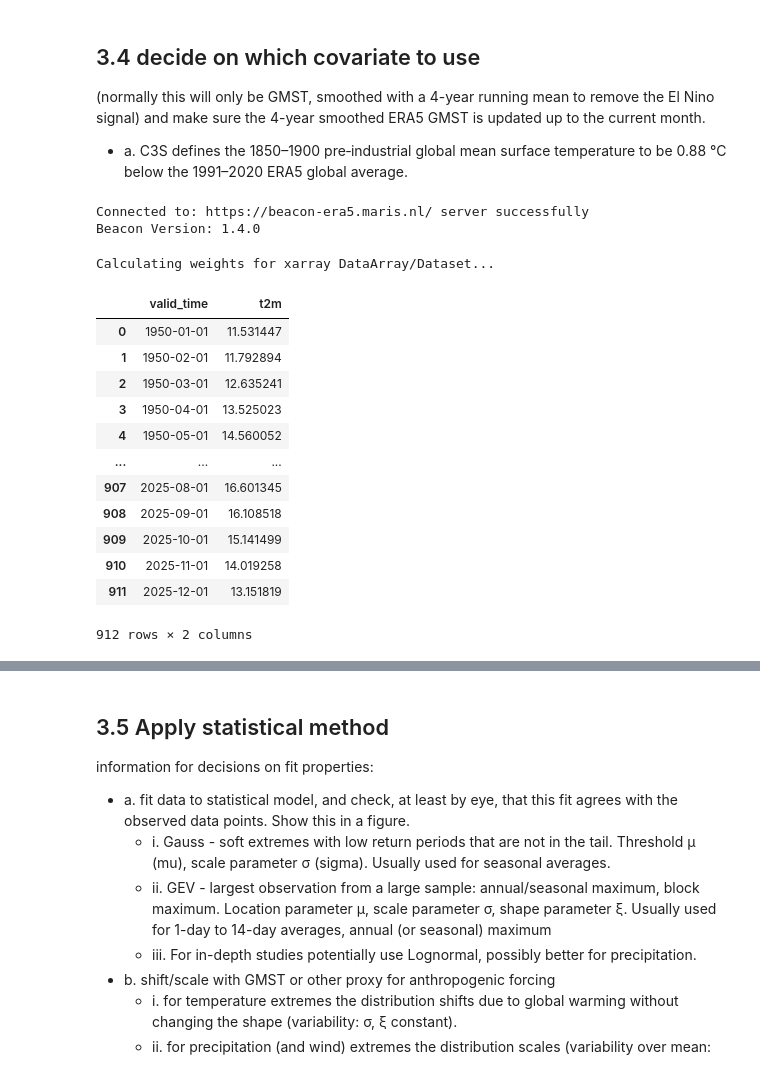
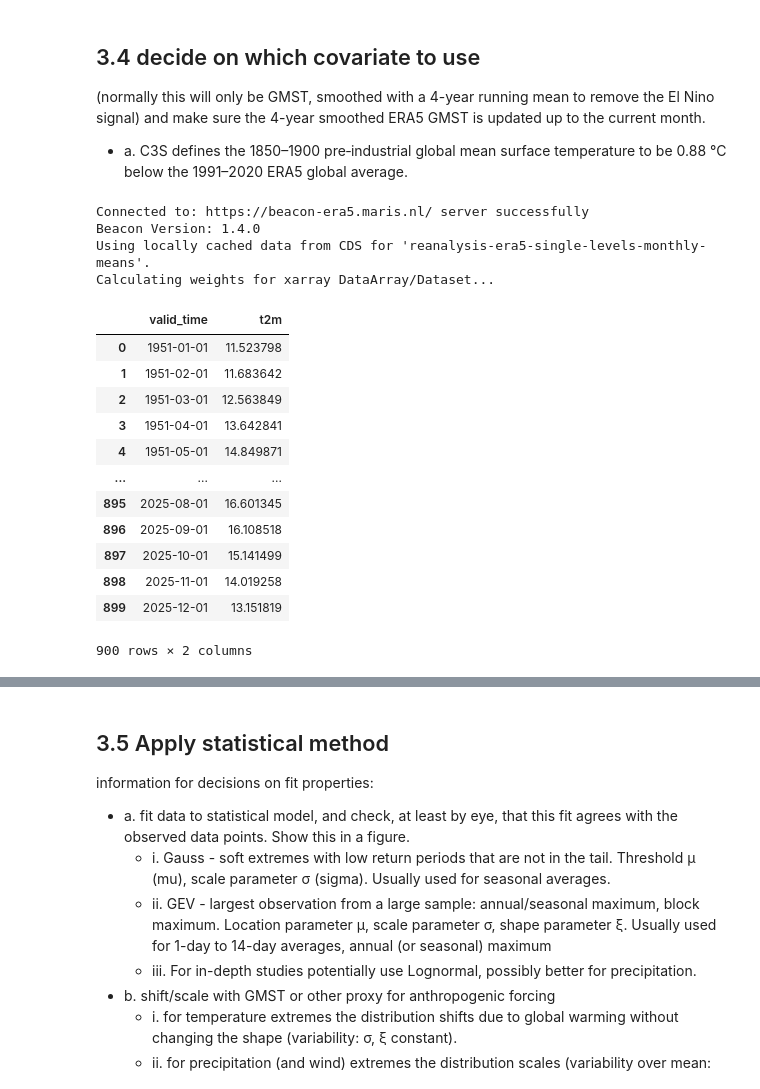
Before and after one commit to maris-development/c3s-451, a Jupyter notebook: testing_notebooks/C3S_TrendAnalysis_Jasper.ipynb, the cells around one changed output, grey strips where cells are left out. Saved outputs shown, nothing was run; the diff lists cells and outputs as text; code cells hidden in the pictures.

```diff
--- a/testing_notebooks/C3S_TrendAnalysis_Jasper.ipynb
+++ b/testing_notebooks/C3S_TrendAnalysis_Jasper.ipynb
@@ -187,6 +181,33 @@ dispersion-parameter would be more appropriate (not part of OAO protocol). Add a
 - a. C3S defines the 1850–1900 pre‑industrial global mean surface temperature to be 0.88 °C below the 1991–2020 ERA5 global average.
 # %%
 client = DataClient(cds_key=your_api_key, beacon_cache_url="https://beacon-era5.maris.nl/")
+gmst = client.gmst_xr(time_range=(datetime(year_range[0], 1, 1), datetime.now())) # bbox entire world, end datetime today
+gmst_weights = Process.weighted_values(gmst, 't2m') # xarray does not allow as to apply the weight in the same way as pandas/geopandas, therefore we only return the weight and apply it later in the calculation
+
+gmst_monthly = (
+    gmst['t2m']
+    .groupby('valid_time')
+    .map(lambda da: da.weighted(gmst_weights).mean(dim=('latitude', 'longitude')))
+    .drop_vars(['number', 'expver'], errors='ignore')
+    .to_dataframe(name='t2m')
+    .reset_index()
+)
+gmst_monthly
 # %% [output]
 Connected to: https://beacon-era5.maris.nl/ server successfully
 Beacon Version: 1.4.0
+Using locally cached data from CDS for 'reanalysis-era5-single-levels-monthly-means'.
+Calculating weights for xarray DataArray/Dataset...
+|  | valid_time | t2m |
+| 0 | 1951-01-01 | 11.523798 |
+| 1 | 1951-02-01 | 11.683642 |
+| 2 | 1951-03-01 | 12.563849 |
+| 3 | 1951-04-01 | 13.642841 |
+| 4 | 1951-05-01 | 14.849871 |
+| ... | ... | ... |
+| 895 | 2025-08-01 | 16.601345 |
+| 896 | 2025-09-01 | 16.108518 |
+| 897 | 2025-10-01 | 15.141499 |
+| 898 | 2025-11-01 | 14.019258 |
+| 899 | 2025-12-01 | 13.151819 |
+900 rows × 2 columns
@@ -195,30 +214,2 @@ gmst = client.gmst_xr(time_range=(datetime(1950, 1, 1), datetime.now())) # bbox
-# %%
-# xarray does not allow as to apply the weight in the same way as pandas/geopandas, therefore we only return the weight and apply it later in the calculation
-gmst_weights = Process.weighted_values(gmst, 't2m')
-
-gmst_monthly = (
-    gmst['t2m']
-    .groupby('valid_time')
-    .map(lambda da: da.weighted(gmst_weights).mean(dim=('latitude', 'longitude')))
-    .drop_vars(['number', 'expver'], errors='ignore')
-    .to_dataframe(name='t2m')
-    .reset_index()
-)
-gmst_monthly
-# %% [output]
-Calculating weights for xarray DataArray/Dataset...
-|  | valid_time | t2m |
-| 0 | 1950-01-01 | 11.531447 |
-| 1 | 1950-02-01 | 11.792894 |
-| 2 | 1950-03-01 | 12.635241 |
-| 3 | 1950-04-01 | 13.525023 |
-| 4 | 1950-05-01 | 14.560052 |
-| ... | ... | ... |
-| 907 | 2025-08-01 | 16.601345 |
-| 908 | 2025-09-01 | 16.108518 |
-| 909 | 2025-10-01 | 15.141499 |
-| 910 | 2025-11-01 | 14.019258 |
-| 911 | 2025-12-01 | 13.151819 |
-912 rows × 2 columns
 # %%
 gr_daily_clim = client.fetch_era5_daily_single_levels(variable=Variable.ERA5DailySingleLevel.temperature_2m_mean, bbox = bbox, time_ranges=[(datetime(1991, 1, 1), datetime(2020, 12, 31))], from_unit="K", to_unit="C")
```
Also changed, not shown: parts of 15 cells of this notebook.
